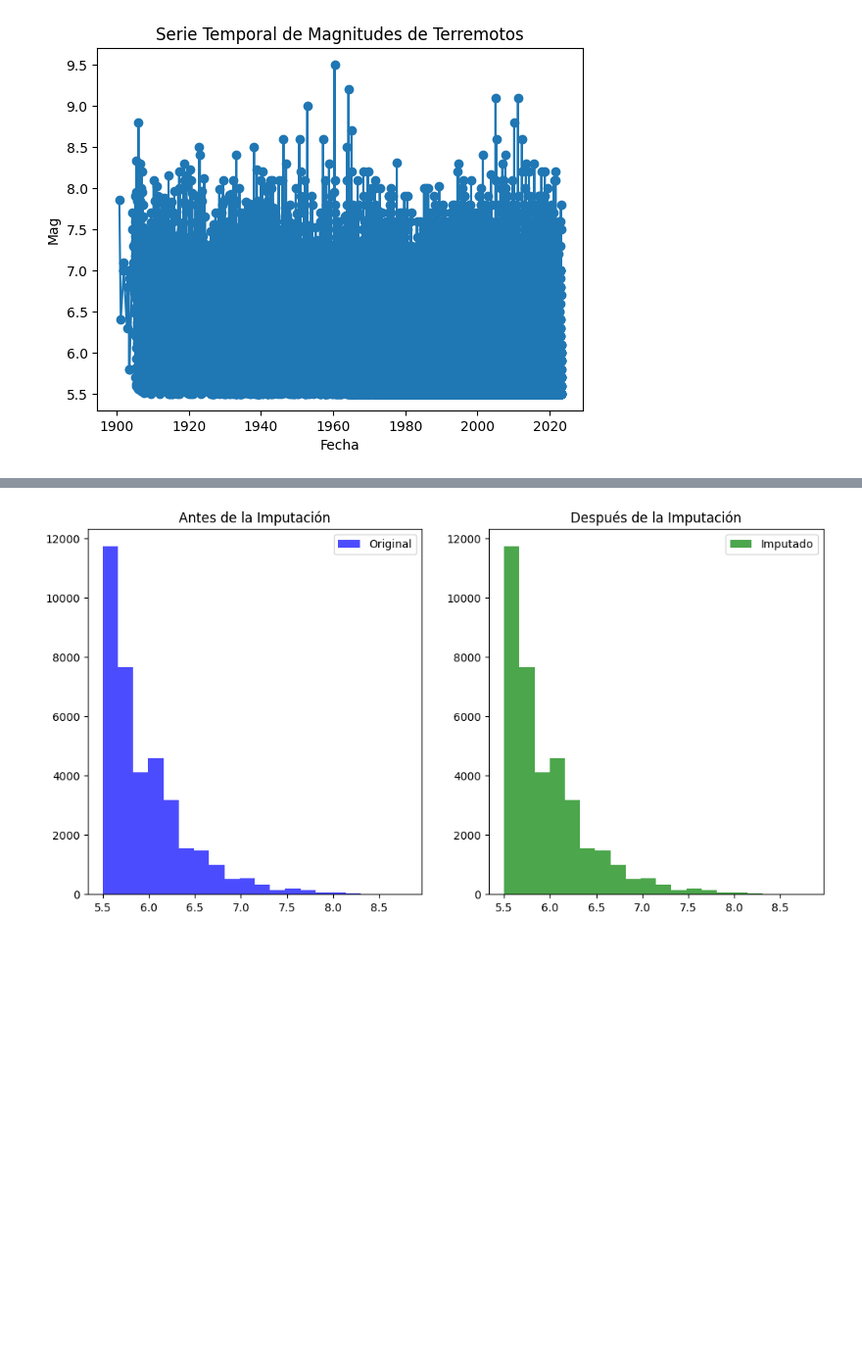
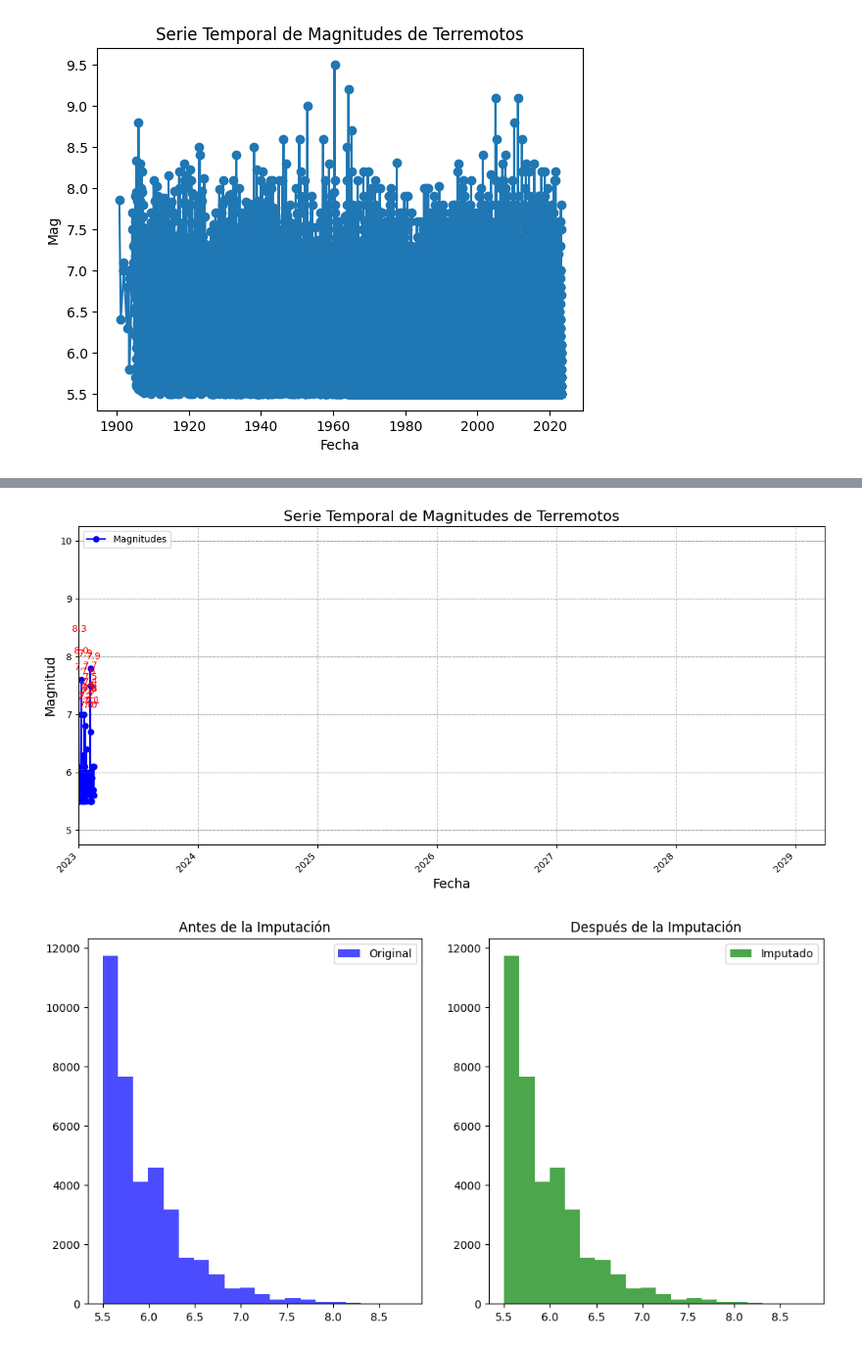
Before and after one commit to oskrtrom/oskrtrom.github.io, a Jupyter notebook: DatosImportantes1900a2023.ipynb, the cells around one changed output, grey strips where cells are left out. Shown at 98% size. Cells and saved outputs as stored; diff of their text form; code cells hidden in the pictures; blank space fills up the shorter version.

```diff
--- a/DatosImportantes1900a2023.ipynb
+++ b/DatosImportantes1900a2023.ipynb
@@ -84,3 +125,54 @@ plt.show()
+# %%
+import matplotlib.pyplot as plt
+import matplotlib.dates as mdates
+import pandas as pd
+
+# Gráfico de series temporales con mejoras
+plt.figure(figsize=(12, 6))
+
+# Añadir la serie temporal
+plt.plot(datos_sismicos['Time'], datos_sismicos['Mag'], marker='o', linestyle='-', color='b', label='Magnitudes')
+
+# Personalizar el gráfico
+plt.title('Serie Temporal de Magnitudes de Terremotos', fontsize=16)
+plt.xlabel('Fecha', fontsize=14)
+plt.ylabel('Magnitud', fontsize=14)
+plt.grid(True, linestyle='--', alpha=0.7)
+
+# Añadir leyenda
+plt.legend(loc='upper left')
+
+# Rotar las etiquetas del eje x para una mejor legibilidad
+plt.xticks(rotation=45, ha='right')
+
+# Añadir líneas de cuadrícula horizontales para guiar la lectura de las magnitudes
+for mag in range(5, 11):
+    plt.axhline(y=mag, color='gray', linestyle='--', linewidth=0.5, alpha=0.7)
+
+# Resaltar los puntos donde la magnitud es mayor que 7
+plt.scatter(datos_sismicos['Time'][datos_sismicos['Mag'] > 7], datos_sismicos['Mag'][datos_sismicos['Mag'] > 7],
+            color='red', label='Magnitudes > 7')
+
+# Añadir texto de anotación
+for i, mag in enumerate(datos_sismicos['Mag']):
+    if mag > 7:
+        plt.annotate(f'{mag:.1f}', (datos_sismicos['Time'][i], mag + 0.1), ha='center', color='red')
+
+# Establecer límites específicos en el eje x
+fecha_inicio = pd.to_datetime('2023-01-01')
+plt.xlim(left=fecha_inicio)
+
+# Configurar el formato de las fechas en el eje x
+plt.gca().xaxis.set_major_locator(mdates.YearLocator())
+plt.gca().xaxis.set_major_formatter(mdates.DateFormatter('%Y'))
+
+# Ajustar el diseño para evitar solapamiento
+plt.tight_layout()
+
+# Mostrar el gráfico
+plt.show()
+# %% [output]
+[figure, added]
 # %%
 # Manejo de datos atípicos
 datos_sismicos_sin_atipicos = datos_sismicos[(datos_sismicos['Mag'] > 3.0) & (datos_sismicos['Mag'] < 9.0)]
```
Also changed, not shown: parts of 6 cells of this notebook.
